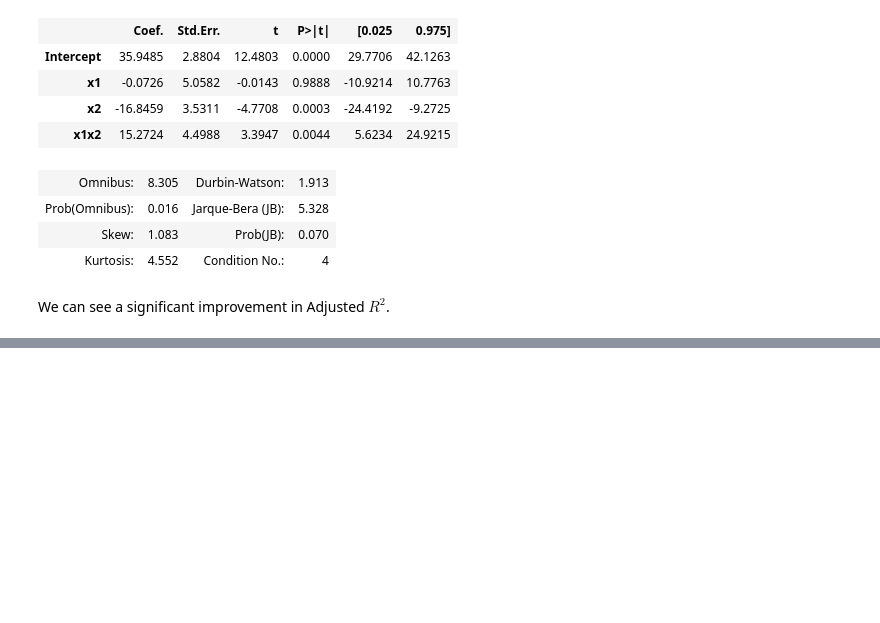
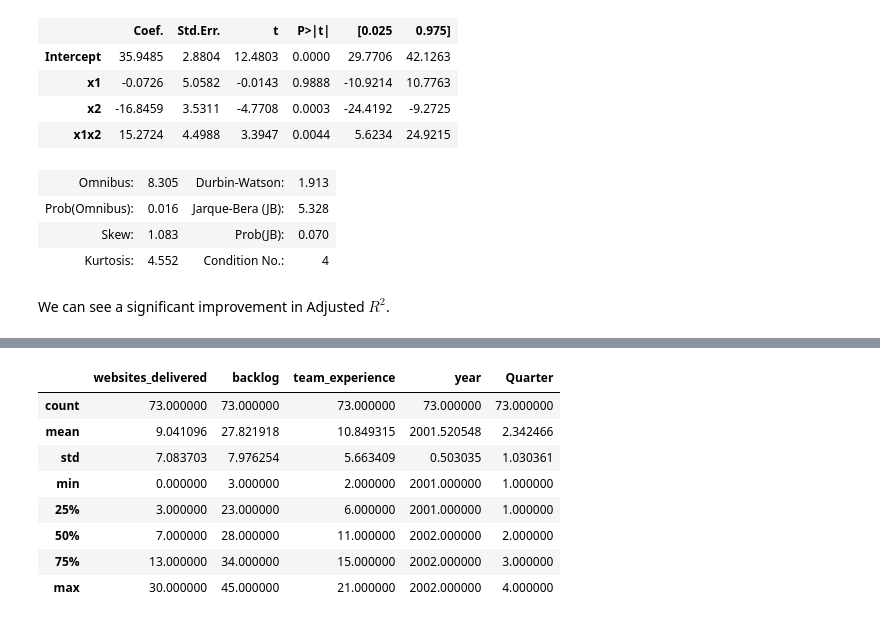
Before and after one commit to srk-apts/CS-E-106, a Jupyter notebook: Homework/HW7/hw7_python.ipynb, the cells around one changed output, grey strips where cells are left out. Cells and saved outputs as stored; diff of their text form; code cells hidden in the pictures; blank space fills up the shorter version.

```diff
--- a/Homework/HW7/hw7_python.ipynb
+++ b/Homework/HW7/hw7_python.ipynb
@@ -647,0 +687,14 @@ We can see a significant improvement in Adjusted $R^2$.
+# %%
+website_data["process_change"] = website_data["process_change"].astype("category")
+website_data["team_number"] = website_data["team_number"].astype("category")
+website_data.describe()
+# %% [output]
+|  | websites_delivered | backlog | team_experience | year | Quarter |
+| count | 73.000000 | 73.000000 | 73.000000 | 73.000000 | 73.000000 |
+| mean | 9.041096 | 27.821918 | 10.849315 | 2001.520548 | 2.342466 |
+| std | 7.083703 | 7.976254 | 5.663409 | 0.503035 | 1.030361 |
+| min | 0.000000 | 3.000000 | 2.000000 | 2001.000000 | 1.000000 |
+| 25% | 3.000000 | 23.000000 | 6.000000 | 2001.000000 | 1.000000 |
+| 50% | 7.000000 | 28.000000 | 11.000000 | 2002.000000 | 2.000000 |
+| 75% | 13.000000 | 34.000000 | 15.000000 | 2002.000000 | 3.000000 |
+| max | 30.000000 | 45.000000 | 21.000000 | 2002.000000 | 4.000000 |
```
Also changed, not shown: parts of 30 cells of this notebook.
